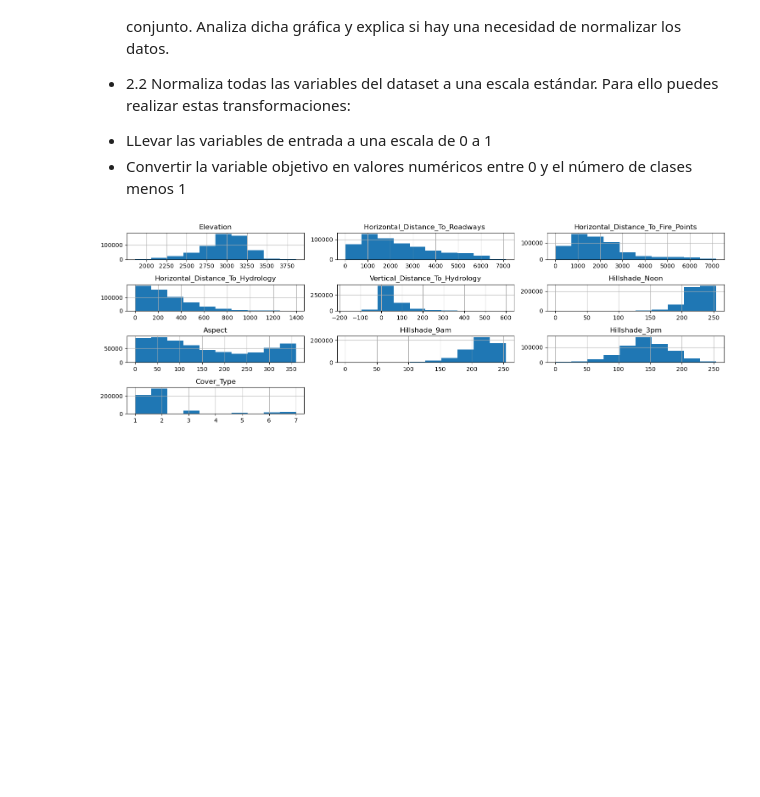
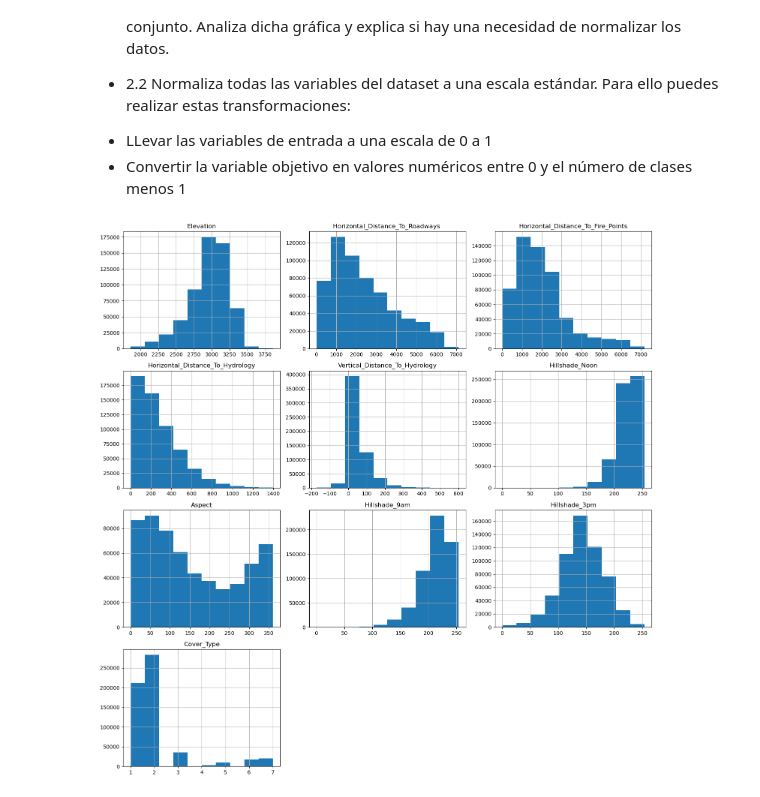
Before and after one commit to seerraa16/Examen_EDA, a Jupyter notebook: ejercicio_1.ipynb, the cells around one changed output. Drawn from its saved outputs; the diff is of its cells as text; code cells hidden in the pictures; blank space fills up the shorter version.

```diff
--- a/ejercicio_1.ipynb
+++ b/ejercicio_1.ipynb
@@ -133,8 +133,8 @@ Después de filtrar el dataset vamos a plantear un problema de clasificación pa
 - Convertir la variable objetivo en valores numéricos entre 0 y el número de clases menos 1
 # %%
 #histogramas
-df_reducida.hist(figsize=(15, 5))
+df_reducida.hist(figsize=(15, 15))
 plt.tight_layout()
 plt.show()
 # %% [output]
-[figure, old version]
+[figure, new version]
```
